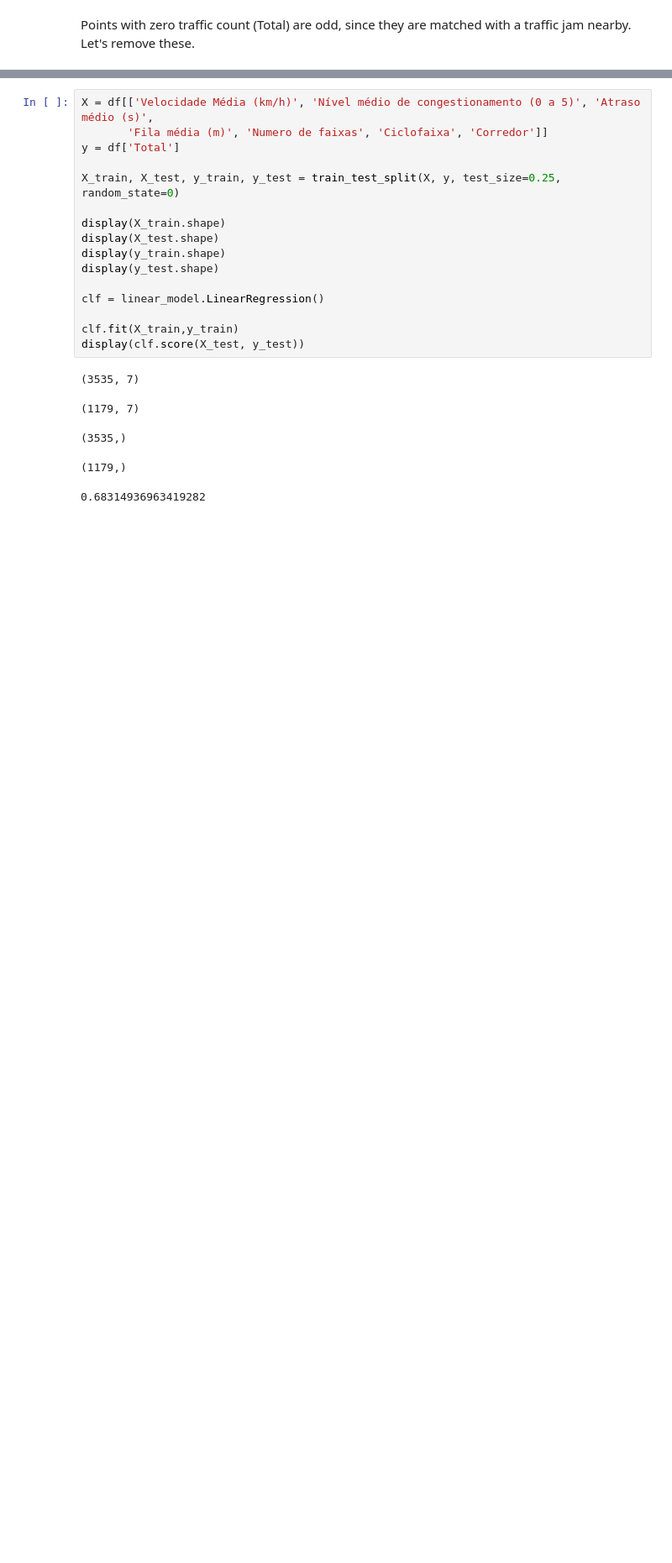
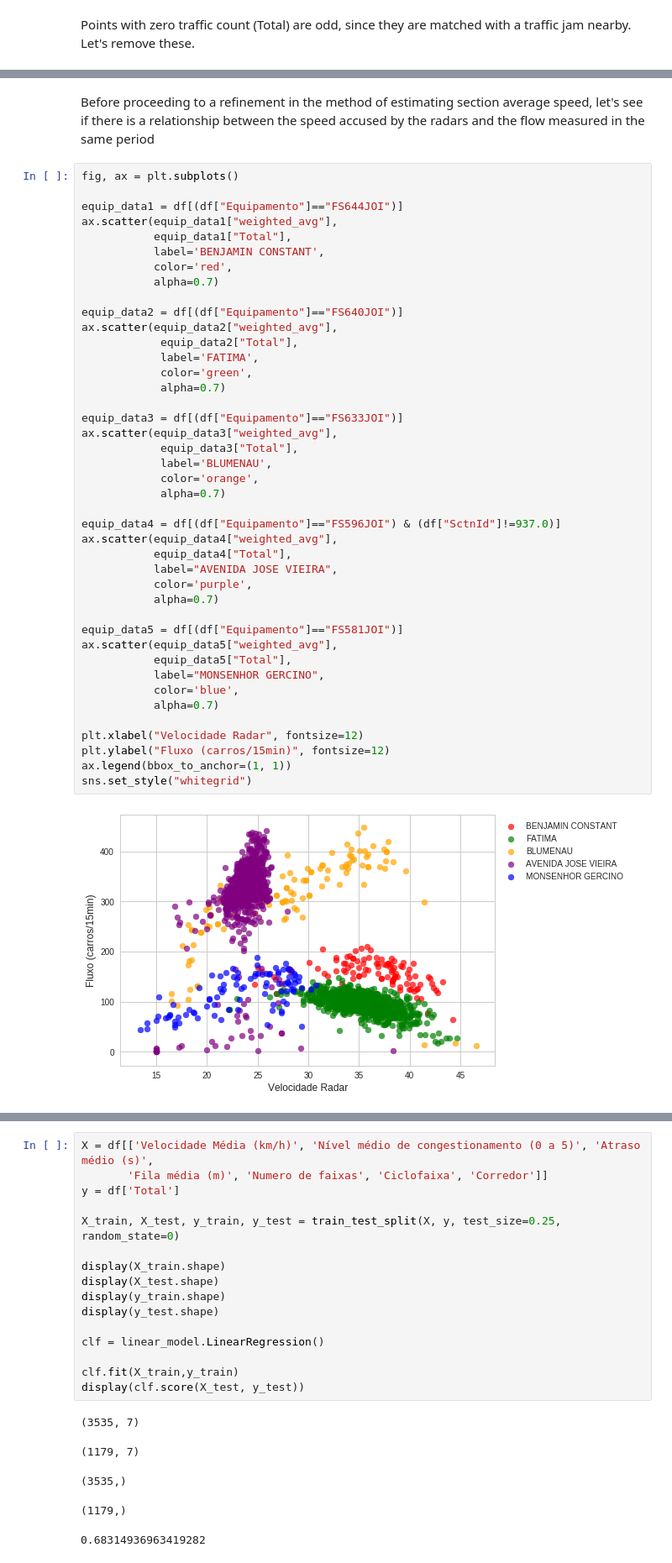
Before and after one commit to pmj-sepud/Joinville-Smart-Mobility, a Jupyter notebook: notebooks/reports/201802-GabrielBogo_Flow_Predictive_Model.ipynb, the cells around one changed output, grey strips where cells are left out. Shown: that part at 84% size. Cells and saved outputs as stored; diff of their text form; blank space fills up the shorter version.

```diff
--- a/notebooks/reports/201802-GabrielBogo_Flow_Predictive_Model.ipynb
+++ b/notebooks/reports/201802-GabrielBogo_Flow_Predictive_Model.ipynb
@@ -136,0 +167,46 @@ Preparing training dataset
+# %% [markdown]
+Before proceeding to a refinement in the method of estimating section average speed, let's see if there is a relationship between the speed accused by the radars and the flow measured in the same period
+# %%
+fig, ax = plt.subplots()
+
+equip_data1 = df[(df["Equipamento"]=="FS644JOI")]
+ax.scatter(equip_data1["weighted_avg"],
+           equip_data1["Total"],
+           label='BENJAMIN CONSTANT',
+           color='red',
+           alpha=0.7)
+
+equip_data2 = df[(df["Equipamento"]=="FS640JOI")]
+ax.scatter(equip_data2["weighted_avg"],
+            equip_data2["Total"],
+            label='FATIMA',
+            color='green',
+            alpha=0.7)
+
+equip_data3 = df[(df["Equipamento"]=="FS633JOI")]
+ax.scatter(equip_data3["weighted_avg"],
+            equip_data3["Total"],
+            label='BLUMENAU',
+            color='orange',
+            alpha=0.7)
+
+equip_data4 = df[(df["Equipamento"]=="FS596JOI") & (df["SctnId"]!=937.0)]
+ax.scatter(equip_data4["weighted_avg"],
+           equip_data4["Total"],
+           label="AVENIDA JOSE VIEIRA",
+           color='purple',
+           alpha=0.7)
+
+equip_data5 = df[(df["Equipamento"]=="FS581JOI")]
+ax.scatter(equip_data5["weighted_avg"],
+           equip_data5["Total"],
+           label="MONSENHOR GERCINO",
+           color='blue',
+           alpha=0.7)
+
+plt.xlabel("Velocidade Radar", fontsize=12)
+plt.ylabel("Fluxo (carros/15min)", fontsize=12)
+ax.legend(bbox_to_anchor=(1, 1))
+sns.set_style("whitegrid")
+# %% [output]
+[figure, added]
```
Also changed, not shown: parts of 14 cells of this notebook, 3 other files.
